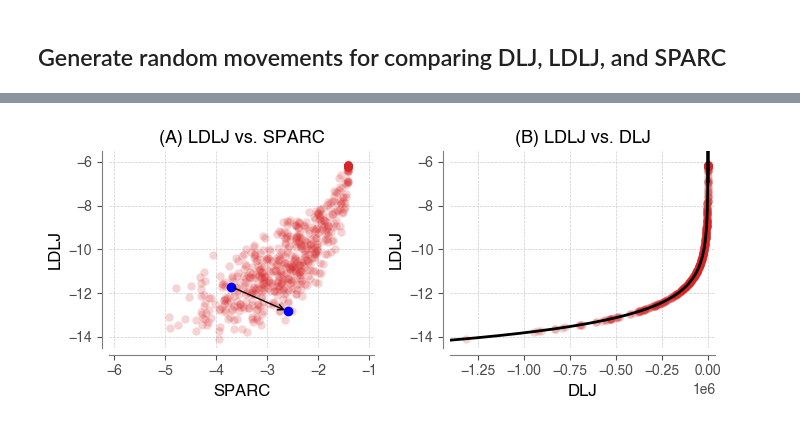
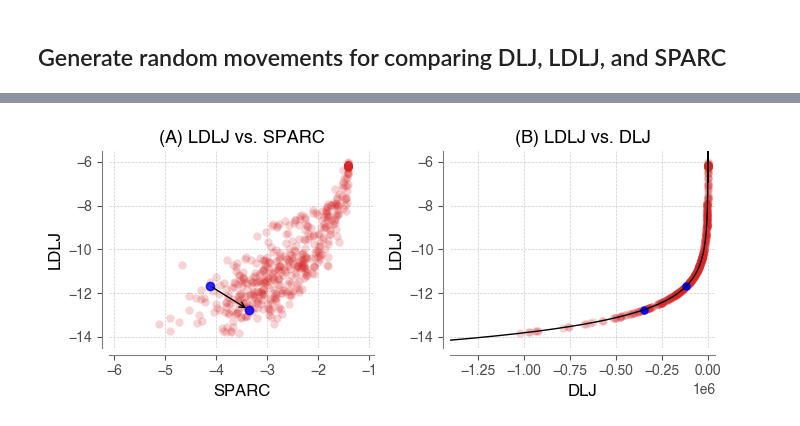
Before and after one commit to siva82kb/kinometrics, a Jupyter notebook: analysis/measure_equivalence.ipynb, the cells around one changed output, grey strips where cells are left out. Saved outputs shown, nothing was run; the diff lists cells and outputs as text; code cells hidden in the pictures.

```diff
--- a/analysis/measure_equivalence.ipynb
+++ b/analysis/measure_equivalence.ipynb
@@ -63,11 +45,12 @@ dlj_smooth1 = np.array([quality.smoothness.dimensionless_jerk(_move[1], fs=fs, d
 # %%
 fig = plt.figure(figsize=(7, 3))
-N = 600
+N = 500
+_inx = [120, 250]
 ax = fig.add_subplot(121)
 ax.plot(sparc_smooth1[:N], ldlj_smooth1[:N], 'o', color='tab:red', alpha=0.2,
         markeredgewidth=0.0)
-ax.plot(sparc_smooth1[_inx[0]], ldlj_smooth1[_inx[0]], 'o', color='blue')
-ax.plot(sparc_smooth1[_inx[1]], ldlj_smooth1[_inx[1]], 'o', color='blue')
+ax.plot(sparc_smooth1[_inx[0]], ldlj_smooth1[_inx[0]], 'o', color='blue', alpha=0.8)
+ax.plot(sparc_smooth1[_inx[1]], ldlj_smooth1[_inx[1]], 'o', color='blue', alpha=0.8)
 # Define the points between which you want to draw the arrow
 point1 = {'x': sparc_smooth1[_inx[0]], 'y': ldlj_smooth1[_inx[0]]}
 point2 = {'x': sparc_smooth1[_inx[1]], 'y': ldlj_smooth1[_inx[1]]}
@@ -93,32 +76,36 @@ ax.set_ylabel("LDLJ", fontsize=12)
 ax.set_xlabel("SPARC", fontsize=12)
 ax.set_title("(A) LDLJ vs. SPARC", fontsize=13);
 
 ax = fig.add_subplot(122)
 ax.plot(dlj_smooth1[:N], ldlj_smooth1[:N], 'o', color='tab:red', alpha=0.2,
         markeredgewidth=0.0)
+ax.plot(dlj_smooth1[_inx[0]], ldlj_smooth1[_inx[0]], 'o',
+        color='blue', alpha=1.0, markeredgewidth=0.0)
+ax.plot(dlj_smooth1[_inx[1]], ldlj_smooth1[_inx[1]], 'o',
+        color='blue', alpha=1.0, markeredgewidth=0.0)
 _x = np.arange(-1.5e6, 0.001e6, 0.01e2)
 _y = - np.log(np.abs(_x))
-ax.plot(_x, _y, lw=2, color='k')
+ax.plot(_x, _y, lw=1, color='k')
 ax.set_xlim(-1.4e6, 0.04e6)
 ax.set_ylim(-14.5, -5.5)
 ax.spines['right'].set_visible(False)
 ax.spines['top'].set_visible(False)
 ax.spines['left'].set_position(('outward', 5))
 ax.spines['bottom'].set_position(('outward', 5))
 ax.spines['left'].set_color("tab:gray")
 ax.spines['bottom'].set_color("tab:gray")
 ax.tick_params(axis='x', colors='0.3')
 ax.tick_params(axis='y', colors='0.3')
 ax.grid(color='0.8', linestyle='--', linewidth=0.5);
 
 ax.set_ylabel("LDLJ", fontsize=12)
 ax.set_xlabel("DLJ", fontsize=12)
 ax.set_title("(B) LDLJ vs. DLJ", fontsize=13);
 
 plt.tight_layout()
 
 # Save figure
 fig.savefig(pathlib.Path(base_fig_dir, f"smm_equiv.pdf"), bbox_inches="tight")
 fig.savefig(pathlib.Path(base_fig_dir, f"smm_equiv.svg"), bbox_inches="tight")
 # %% [output]
-[figure, old version]
+[figure, new version]
```
Also changed, not shown: parts of 1 cell of this notebook, 10 other files.
